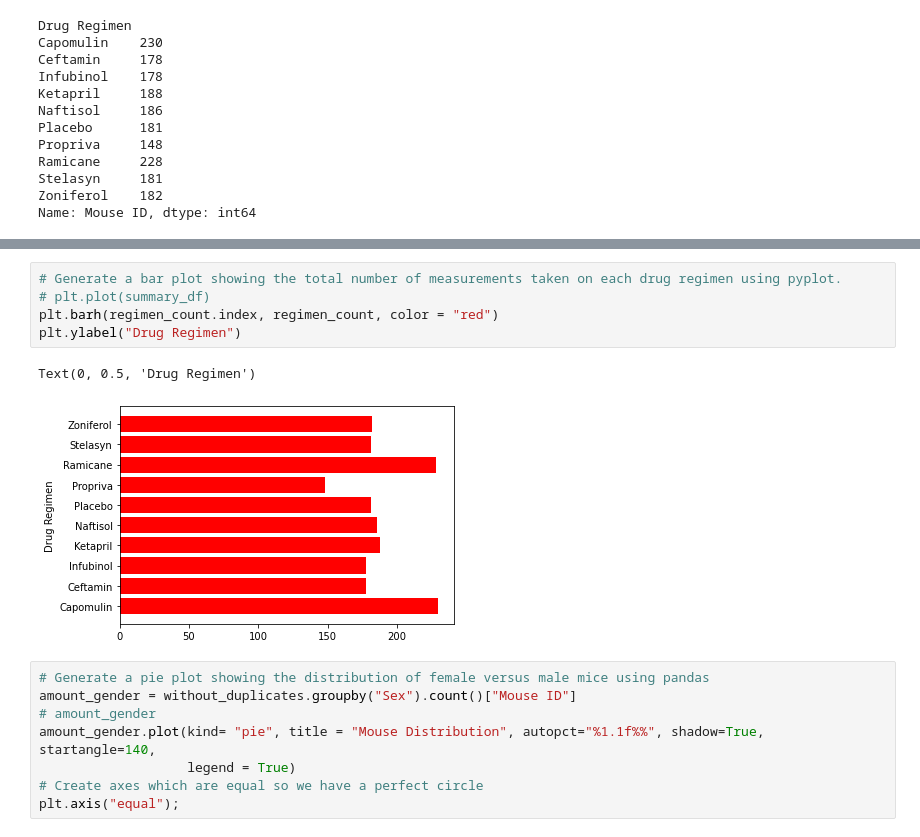
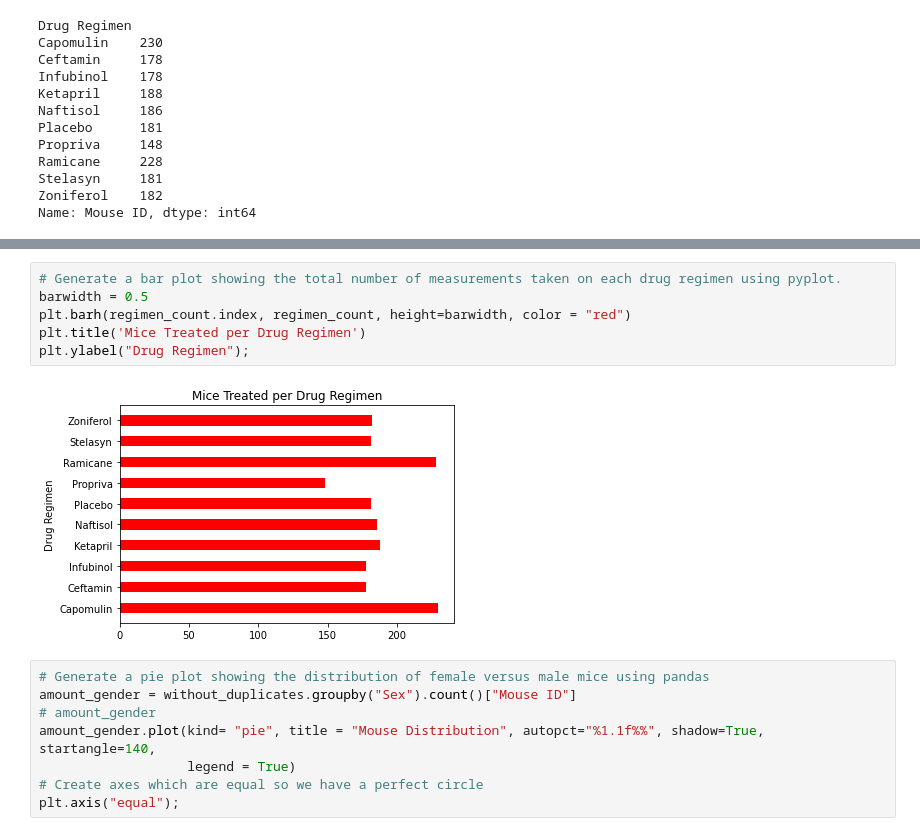
Before and after one commit to ryleenelson1397/matplotlib-challenge, a Jupyter notebook: Pymaceuticals/RNelson_Pymaceuticals .ipynb, the cells around one changed output, grey strips where cells are left out. Cells and saved outputs as stored; diff of their text form.

Commit message:
Finished formatting for pie and bar charts, mostly figured out the for loop for the treatments

```diff
--- a/Pymaceuticals/pymaceuticals_starter.ipynb
+++ b/Pymaceuticals/RNelson_Pymaceuticals .ipynb
@@ -163,12 +163,12 @@ regimen_count.plot(kind= "barh", title = "Mice Treated per Drug Regimen",
 [figure]
 # %%
 # Generate a bar plot showing the total number of measurements taken on each drug regimen using pyplot.
-# plt.plot(summary_df)
-plt.barh(regimen_count.index, regimen_count, color = "red")
-plt.ylabel("Drug Regimen")
+barwidth = 0.5
+plt.barh(regimen_count.index, regimen_count, height=barwidth, color = "red")
+plt.title('Mice Treated per Drug Regimen')
+plt.ylabel("Drug Regimen");
 # %% [output]
-Text(0, 0.5, 'Drug Regimen')
-[figure, old version]
+[figure, new version]
 # %%
 # Generate a pie plot showing the distribution of female versus male mice using pandas
 amount_gender = without_duplicates.groupby("Sex").count()["Mouse ID"]
```
Also changed, not shown: parts of 6 cells of this notebook.
